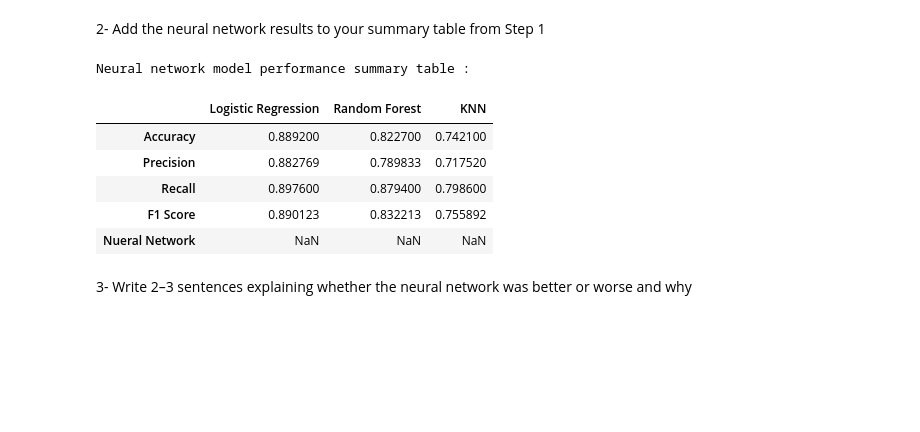
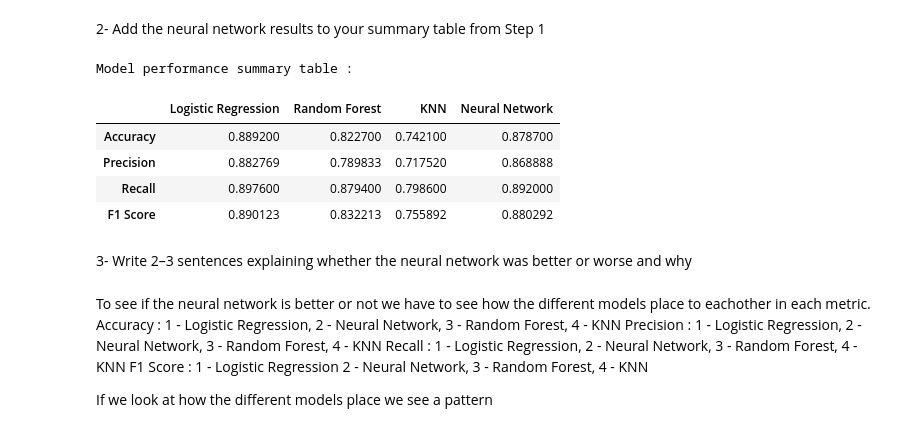
Before and after one commit to Eyadalmiman/Student-Capstone-Project-ML-, a Jupyter notebook: Code.ipynb, the cells around one changed output. Saved outputs shown, nothing was run; the diff lists cells and outputs as text; code cells hidden in the pictures; blank space fills up the shorter version.

```diff
--- a/Code.ipynb
+++ b/Code.ipynb
@@ -270,24 +267,23 @@ F1 Score : 0.8725
 # %% [markdown]
 2- Add the neural network results to your summary table from Step 1
-# %%
-row_data = {
-    "Accuracy" : acc_enc,
-    "Precision" : prec_enc,
-    "Recall" : rec_enc,
-    "F1 Score" : f1_enc
-}
-
-summary_table.loc["Nueral Network"] = row_data
-
-print("Neural network model performance summary table : ")
-summary_table
-# %% [output]
-Neural network model performance summary table :
-|  | Logistic Regression | Random Forest | KNN |
-| Accuracy | 0.889200 | 0.822700 | 0.742100 |
-| Precision | 0.882769 | 0.789833 | 0.717520 |
-| Recall | 0.897600 | 0.879400 | 0.798600 |
-| F1 Score | 0.890123 | 0.832213 | 0.755892 |
-| Nueral Network | NaN | NaN | NaN |
+# %%
+summary_table = pd.DataFrame(results)
+print("Model performance summary table : ")
+summary_table
+# %% [output]
+Model performance summary table :
+|  | Logistic Regression | Random Forest | KNN | Neural Network |
+| Accuracy | 0.889200 | 0.822700 | 0.742100 | 0.878700 |
+| Precision | 0.882769 | 0.789833 | 0.717520 | 0.868888 |
+| Recall | 0.897600 | 0.879400 | 0.798600 | 0.892000 |
+| F1 Score | 0.890123 | 0.832213 | 0.755892 | 0.880292 |
 # %% [markdown]
 3- Write 2–3 sentences explaining whether the neural network was better or worse and why
+# %% [markdown]
+To see if the neural network is better or not we have to see how the different models place to eachother in each metric.
+Accuracy : 1 - Logistic Regression, 2 - Neural Network, 3 - Random Forest, 4 - KNN
+Precision : 1 - Logistic Regression, 2 - Neural Network, 3 - Random Forest, 4 - KNN
+Recall : 1 - Logistic Regression, 2 - Neural Network, 3 - Random Forest, 4 - KNN
+F1 Score : 1 - Logistic Regression 2 - Neural Network, 3 - Random Forest, 4 - KNN
+
+If we look at how the different models place we see a pattern
```
Also changed, not shown: parts of 5 cells of this notebook.
